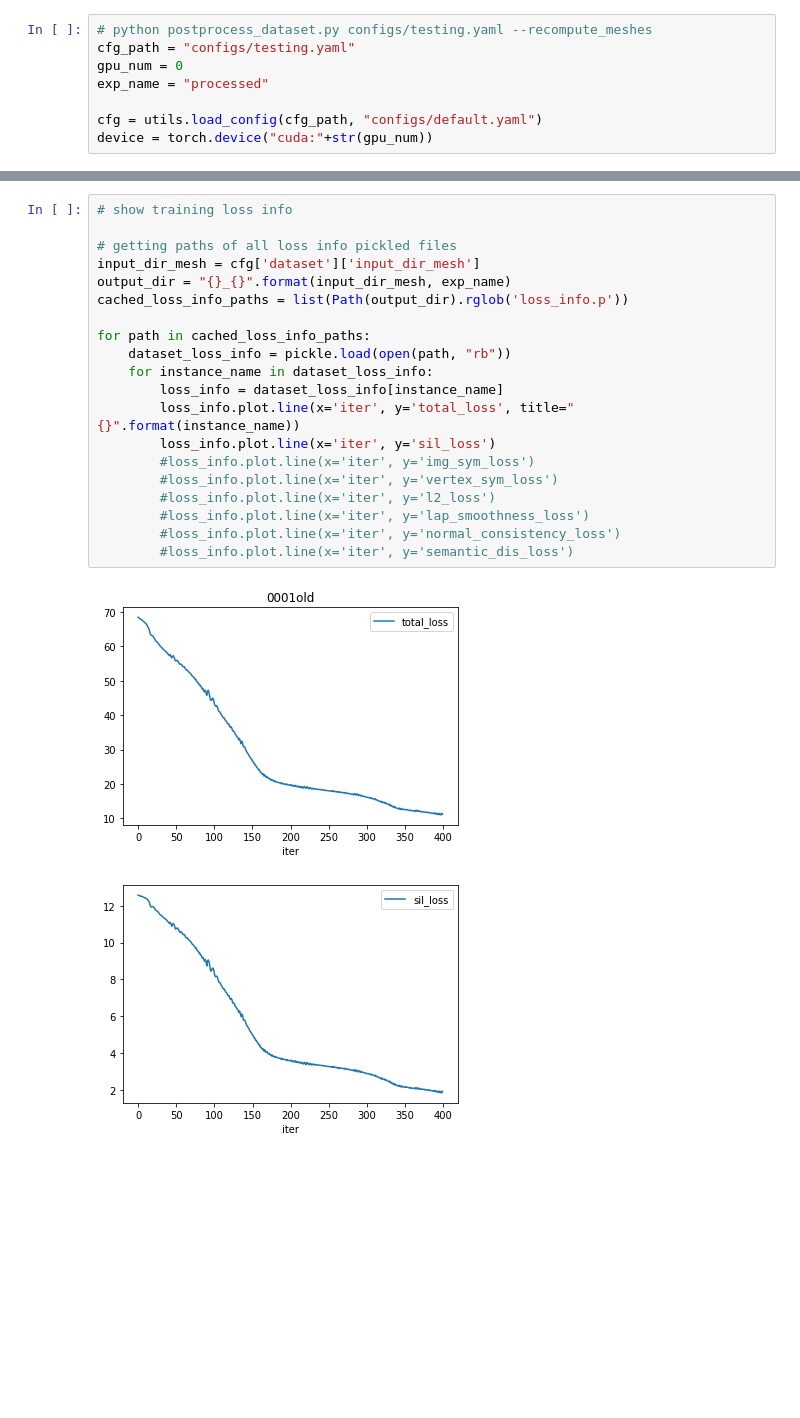
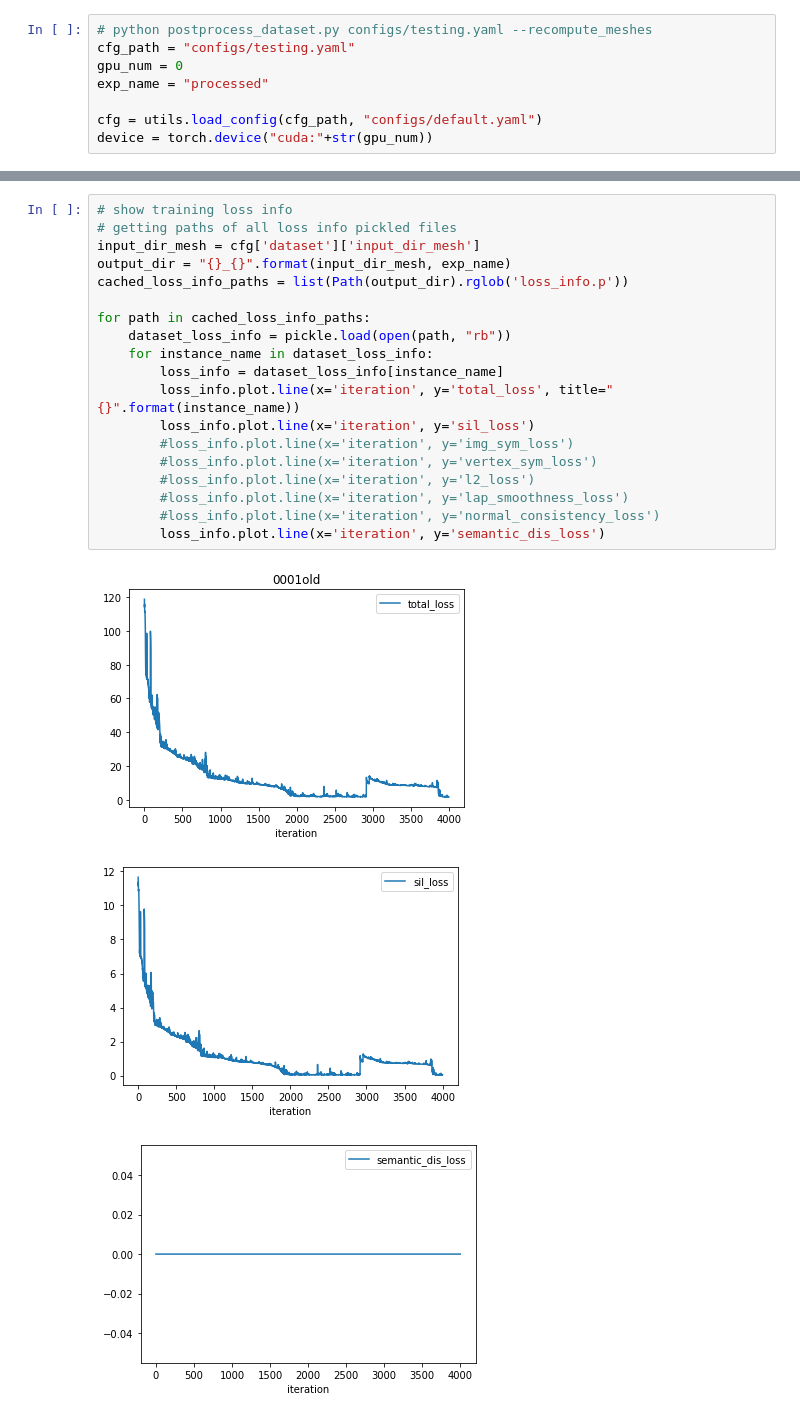
Before and after one commit to b7leung/sil_consistent_at_inference, a Jupyter notebook: notebooks/postprocess_dataset.ipynb, the cells around one changed output, grey strips where cells are left out. Saved outputs shown, nothing was run; the diff lists cells and outputs as text; blank space fills up the shorter version.

```diff
--- a/notebooks/postprocess_dataset.ipynb
+++ b/notebooks/postprocess_dataset.ipynb
@@ -93,23 +163,23 @@ show_meshes(cfg, device, exp_name)
 # %%
 # show training loss info
-
 # getting paths of all loss info pickled files
 input_dir_mesh = cfg['dataset']['input_dir_mesh']
 output_dir = "{}_{}".format(input_dir_mesh, exp_name)
 cached_loss_info_paths = list(Path(output_dir).rglob('loss_info.p'))
 
 for path in cached_loss_info_paths:
     dataset_loss_info = pickle.load(open(path, "rb"))
     for instance_name in dataset_loss_info:
         loss_info = dataset_loss_info[instance_name]
-        loss_info.plot.line(x='iter', y='total_loss', title="{}".format(instance_name))
-        loss_info.plot.line(x='iter', y='sil_loss')
-        #loss_info.plot.line(x='iter', y='img_sym_loss')
-        #loss_info.plot.line(x='iter', y='vertex_sym_loss')
-        #loss_info.plot.line(x='iter', y='l2_loss')
-        #loss_info.plot.line(x='iter', y='lap_smoothness_loss')
-        #loss_info.plot.line(x='iter', y='normal_consistency_loss')
-        #loss_info.plot.line(x='iter', y='semantic_dis_loss')
+        loss_info.plot.line(x='iteration', y='total_loss', title="{}".format(instance_name))
+        loss_info.plot.line(x='iteration', y='sil_loss')
+        #loss_info.plot.line(x='iteration', y='img_sym_loss')
+        #loss_info.plot.line(x='iteration', y='vertex_sym_loss')
+        #loss_info.plot.line(x='iteration', y='l2_loss')
+        #loss_info.plot.line(x='iteration', y='lap_smoothness_loss')
+        #loss_info.plot.line(x='iteration', y='normal_consistency_loss')
+        loss_info.plot.line(x='iteration', y='semantic_dis_loss')
 # %% [output]
-[figure, old version]
+[figure, new version]
-[figure, old version]
+[figure, new version]
+[figure, added]
```
Also changed, not shown: parts of 4 cells of this notebook, 24 other files.
